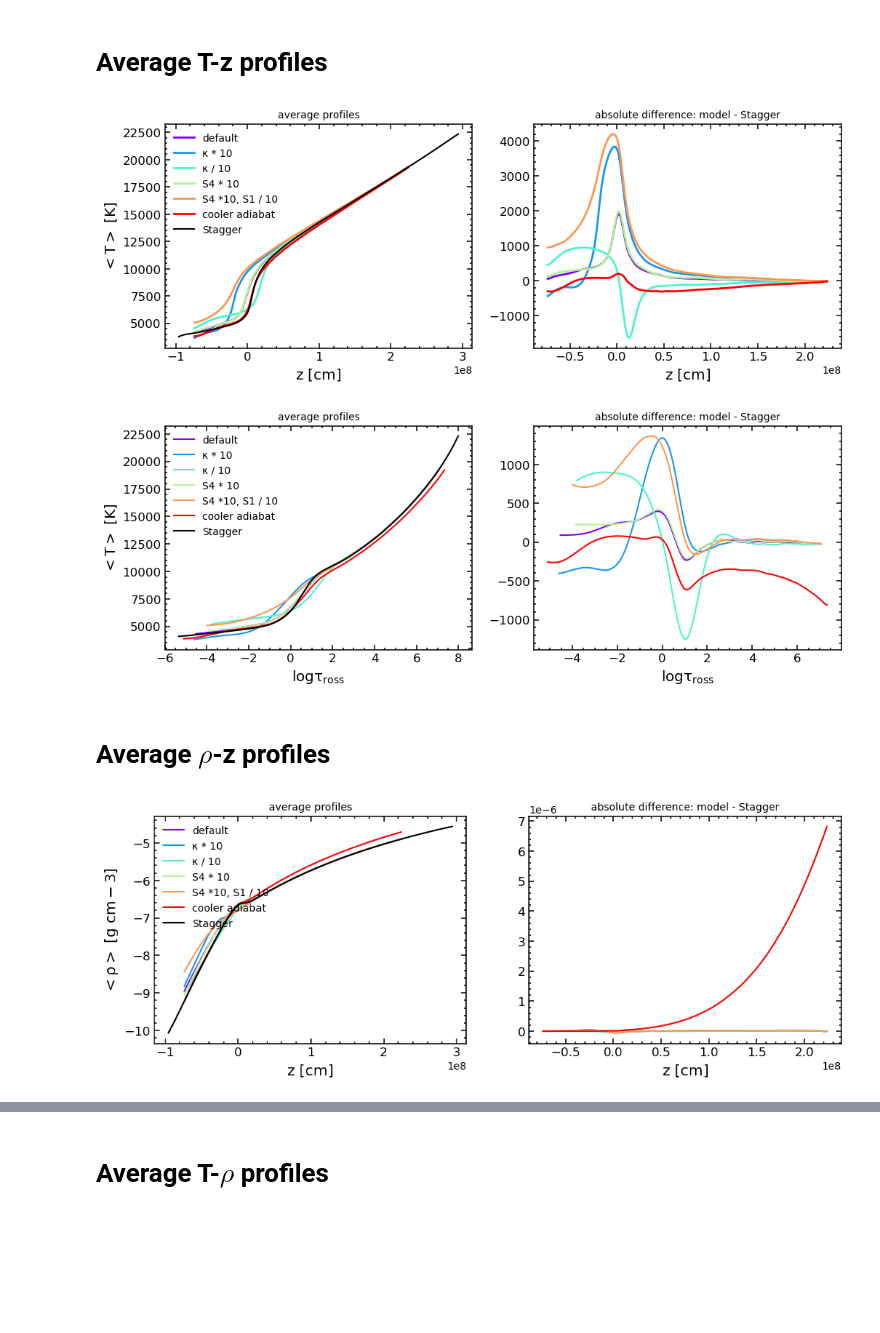
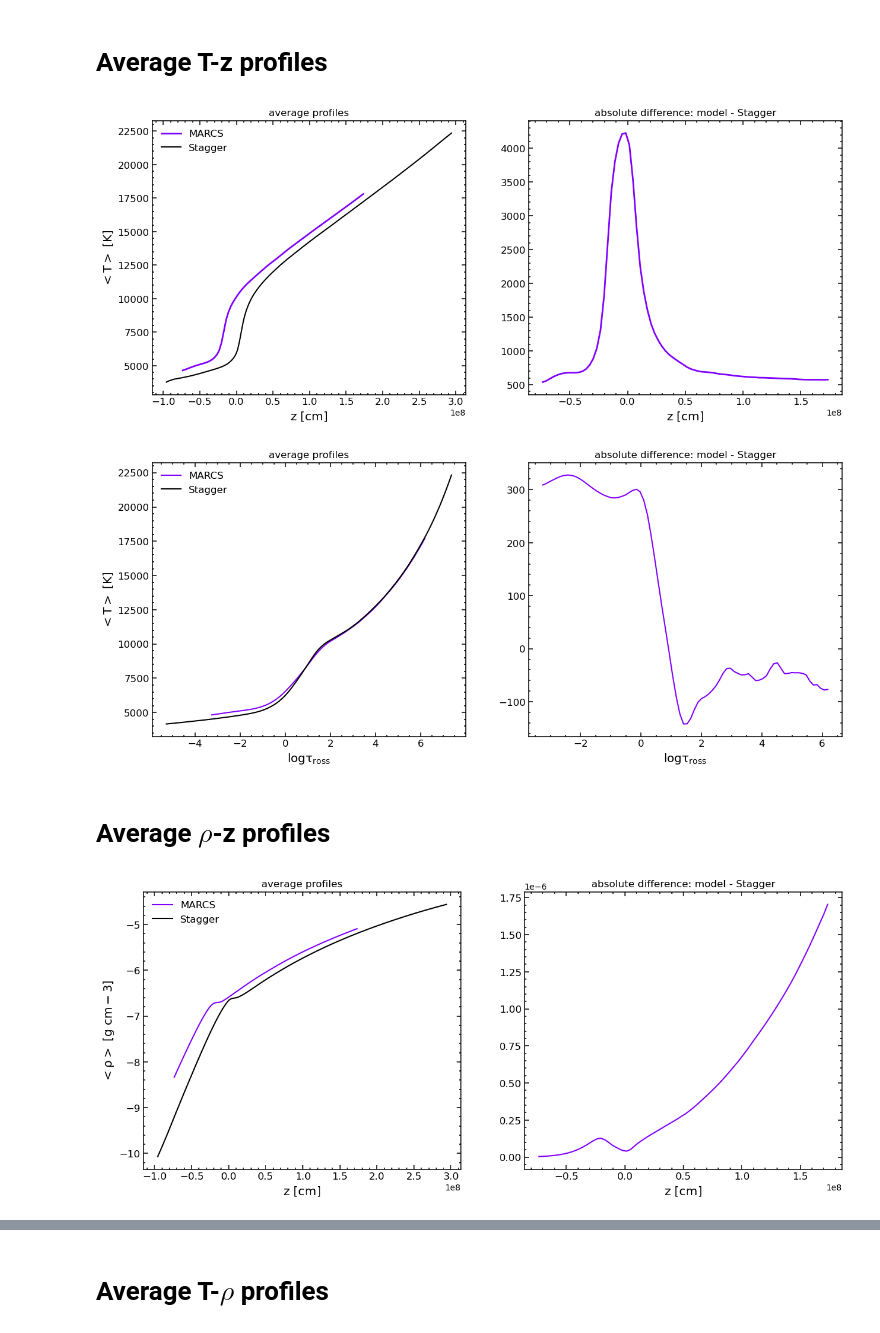
Before and after one commit to pe1995/MUST.jl, a Jupyter notebook: examples/solar_model/profiles_comparison.ipynb, the cells around one changed output, grey strips where cells are left out. Drawn from its saved outputs; the diff is of its cells as text; code cells hidden in the pictures; blank space fills up the shorter version.

```diff
--- a/examples/solar_model/profiles_comparison.ipynb
+++ b/examples/solar_model/profiles_comparison.ipynb
@@ -30,5 +35,5 @@ sqEOS    = MUST.SquareGasEOS(MUST.@in_dispatch(eos_path));
 The stagger model to compare with
 # %%
 folder_stagger = "/ptmp/peitner/model_grid/MUST.jl/examples/stagger2bifrost"
-stagger        = MUST.Box("box_solar_stagger_TSOv9.1", folder=folder_stagger);
-stagger_t      = MUST.Box("box_solar_stagger_TSOv9.1_t", folder=folder_stagger);
+stagger        = MUST.Box("box_solar_stagger_MARCS", folder=folder_stagger);
+stagger_t      = MUST.Box("box_solar_stagger_MARCS_t", folder=folder_stagger);
@@ -57,0 +40,18 @@ color = colors("rainbow", length(model)) ;
+# %%
+#folders = [ #MUST.@in_dispatch("data/LEG_sun_test_TDZ_corr6"),
+#            MUST.@in_dispatch("data/TSO_sun_v10.2_TDZ12"),
+#            MUST.@in_dispatch("data/DIS_AESOPUS_v1.3.2_profile"), #TS-eos
+#            MUST.@in_dispatch("data/DIS_MARCS_v0.1.1_TDZ2")]
+#snaps = [78, 65, 80]
+
+
+folders =  [#MUST.@in_dispatch("data/DIS_MARCS_v0.1.1_TDZ2"),
+            MUST.@in_dispatch("data/DIS_MARCS_v0.1.1_TDZ3")]
+            #MUST.@in_dispatch("data/DIS_MARCS_v0.3.1_profile")]
+            #MUST.@in_dispatch("data/DISSTAG_v0.1_profile")]
+snaps = [74, 106, 61]
+
+model, model_t = [first(MUST.Boxes(folder1, snaps=[snaps[i]])) for (i,folder1) in enumerate(folders)], [last(MUST.Boxes(folder1, snaps=[snaps[i]])) for (i,folder1) in enumerate(folders)];
+# %%
+labels = ["MARCS", "MARCS profile", "DIS-STAGGER profile"]
+color = colors_map("rainbow", length(model)) ;
@@ -60,43 +102,43 @@ color = colors("rainbow", length(model)) ;
 # %%
 # Plotting
 close()
-f, ax = plt.subplots(1, 2, figsize=(12,4))
+f, ax = plt.subplots(1, 2, figsize=(15,6))
 basic_plot!.(ax)
 
 
 d_stagger  = MUST.plane_statistic(mean, stagger, :T)
 z_stagger  = MUST.axis(stagger, :z)
 
 for i in eachindex(model)
     d = MUST.plane_statistic(mean, model[i], :T)
     z = MUST.axis(model[i], :z)
 
     d_ip = Interpolations.linear_interpolation(z_stagger, d_stagger, extrapolation_bc = Line())(z)
 
     ax[1].plot(-z, d, label=labels[i], color=color[i], lw=2)
     ax[2].plot(-z, d .- d_ip, label=labels[i], color=color[i], lw=2)
 end
 
 ## Stagger
 ax[1].plot(-z_stagger,  d_stagger,  color="k", label="Stagger")
 
 ## Plot style
 ax[1].set_ylabel(L"\rm <T> \ [K]", fontsize="x-large")
 ax[1].set_xlabel(L"\rm z \ [cm]", fontsize="x-large")
 ax[2].set_xlabel(L"\rm z \ [cm]", fontsize="x-large")
 
-ax[1].set_title("average profiles", fontsize="medium")
-ax[2].set_title("absolute difference: model - Stagger", fontsize="medium")
+ax[1].set_title("average profiles", fontsize="large")
+ax[2].set_title("absolute difference: model - Stagger", fontsize="large")
 
-ax[1].legend(framealpha=0, loc="upper left", fontsize="medium");
+ax[1].legend(framealpha=0, loc="upper left", fontsize="large");
 
 gcf()
 # %% [output]
-[figure, old version]
+[figure, new version]
 # %%
 # Plotting
 close()
-f, ax = plt.subplots(1, 2, figsize=(12,4))
+f, ax = plt.subplots(1, 2, figsize=(15,6))
 basic_plot!.(ax)
 
 
@@ -121,20 +163,25 @@ ax[1].set_ylabel(L"\rm <T> \ [K]", fontsize="x-large")
 ax[1].set_xlabel(L"\rm \log \tau_{ross}", fontsize="x-large")
 ax[2].set_xlabel(L"\rm \log \tau_{ross}", fontsize="x-large")
 
-ax[1].set_title("average profiles", fontsize="medium")
-ax[2].set_title("absolute difference: model - Stagger", fontsize="medium")
+ax[1].set_title("average profiles", fontsize="large")
+ax[2].set_title("absolute difference: model - Stagger", fontsize="large")
 
-ax[1].legend(framealpha=0, loc="upper left", fontsize="medium");
+ax[1].legend(framealpha=0, loc="upper left", fontsize="large");
+
+
+#ax[1].set_xlim(1.5,2.5)
+#ax[1].set_ylim(8000,11000)
+
 
 gcf()
 # %% [output]
-[figure, old version]
+[figure, new version]
 # %% [markdown]
 # Average $\rho$-z profiles
 # %%
 # Plotting
 close()
-f, ax = plt.subplots(1, 2, figsize=(12,4))
+f, ax = plt.subplots(1, 2, figsize=(15,6))
 basic_plot!.(ax)
 
 
@@ -159,11 +206,11 @@ ax[1].set_ylabel(L"\rm <\rho> \ [g \ cm-3]", fontsize="x-large")
 ax[1].set_xlabel(L"\rm z \ [cm]", fontsize="x-large")
 ax[2].set_xlabel(L"\rm z \ [cm]", fontsize="x-large")
 
-ax[1].set_title("average profiles", fontsize="medium")
-ax[2].set_title("absolute difference: model - Stagger", fontsize="medium")
+ax[1].set_title("average profiles", fontsize="large")
+ax[2].set_title("absolute difference: model - Stagger", fontsize="large")
 
-ax[1].legend(framealpha=0, loc="upper left", fontsize="medium");
+ax[1].legend(framealpha=0, loc="upper left", fontsize="large");
 
 gcf()
 # %% [output]
-[figure, old version]
+[figure, new version]
```
Also changed, not shown: parts of 22 cells of this notebook, 25 other files.
